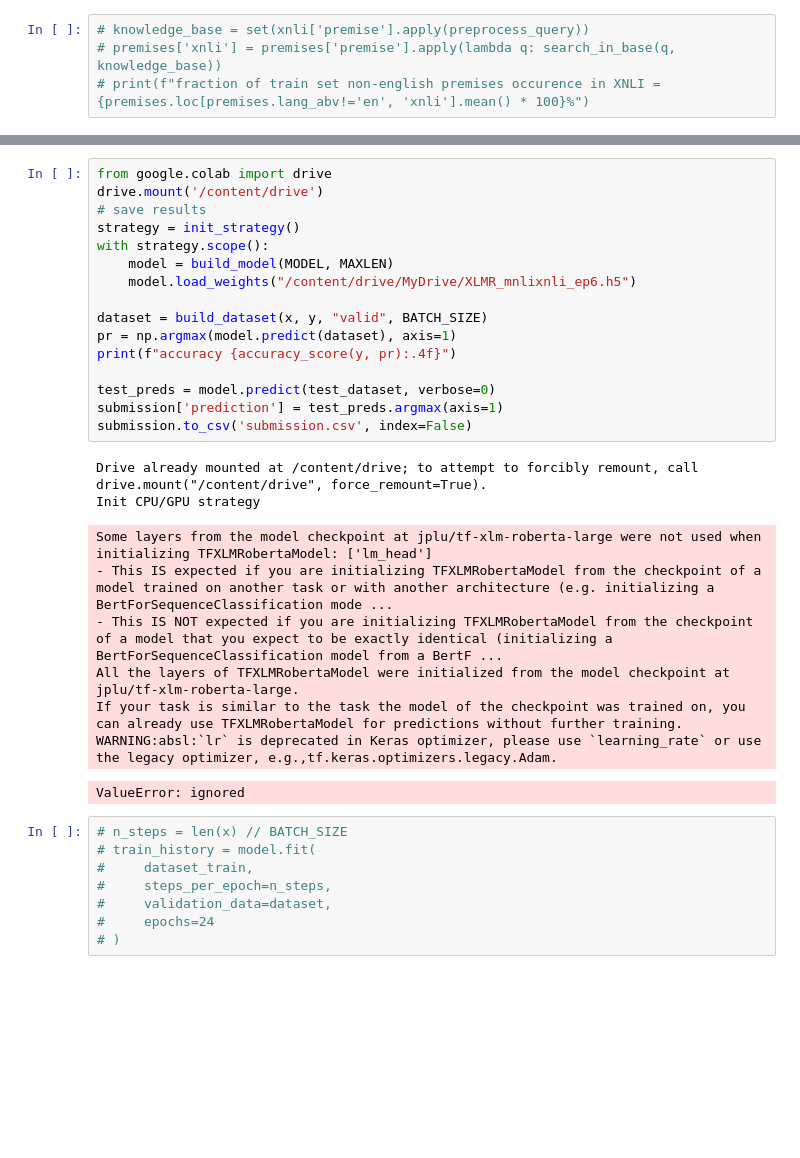
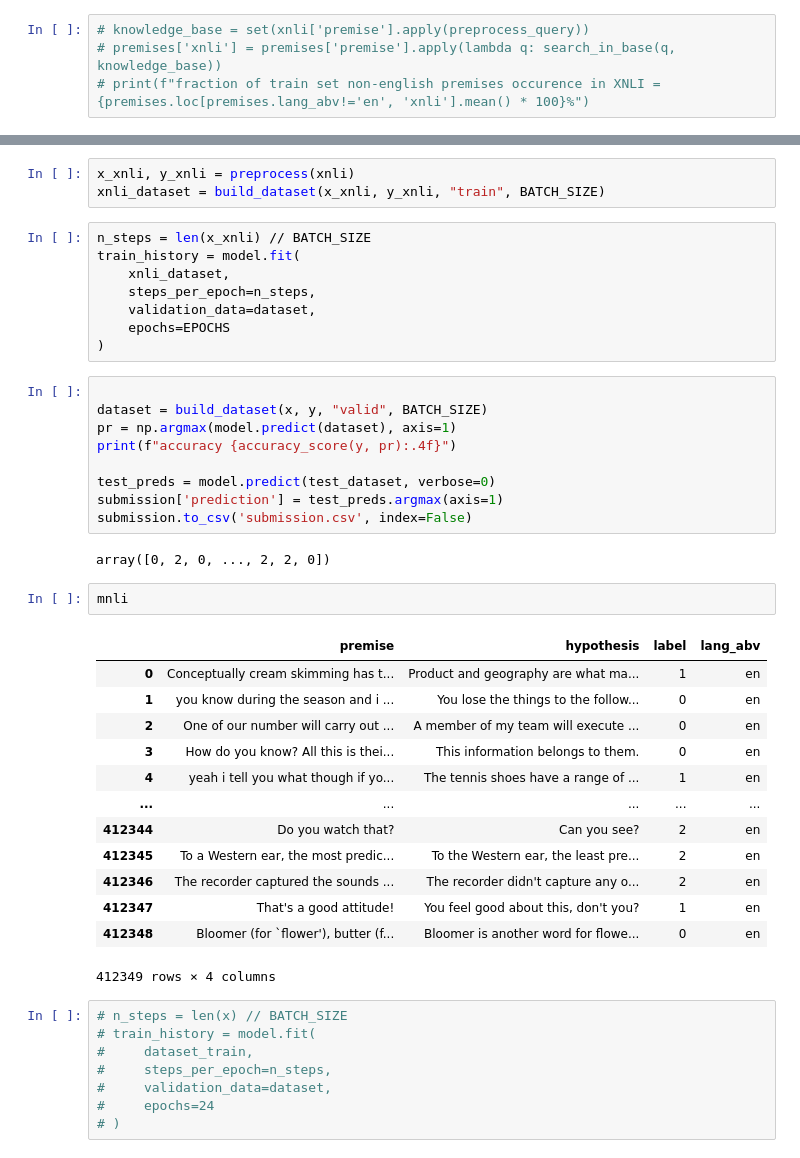
Before and after one commit to sdeutchman/watson, a Jupyter notebook: Watson_Elementary.ipynb, the cells around one changed output, grey strips where cells are left out. Drawn from its saved outputs; the diff is of its cells as text; blank space fills up the shorter version.

Commit message:
Colaboratory を使用して作成しました

```diff
--- a/Watson_Elementary.ipynb
+++ b/Watson_Elementary.ipynb
@@ -298,11 +332,15 @@ fraction of train set english premises occurence in MNLI = 100.0%
+# %%
+x_xnli, y_xnli = preprocess(xnli)
+xnli_dataset = build_dataset(x_xnli, y_xnli, "train", BATCH_SIZE)
+# %%
+n_steps = len(x_xnli) // BATCH_SIZE
+train_history = model.fit(
+    xnli_dataset,
+    steps_per_epoch=n_steps,
+    validation_data=dataset,
+    epochs=EPOCHS
+)
 # %%
-from google.colab import drive
-drive.mount('/content/drive')
-# save results
-strategy = init_strategy()
-with strategy.scope():
-    model = build_model(MODEL, MAXLEN)
-    model.load_weights("/content/drive/MyDrive/XLMR_mnlixnli_ep6.h5")
 
 dataset = build_dataset(x, y, "valid", BATCH_SIZE)
 pr = np.argmax(model.predict(dataset), axis=1)
@@ -312,15 +350,23 @@ test_preds = model.predict(test_dataset, verbose=0)
 submission['prediction'] = test_preds.argmax(axis=1)
 submission.to_csv('submission.csv', index=False)
 # %% [output]
-Drive already mounted at /content/drive; to attempt to forcibly remount, call drive.mount("/content/drive", force_remount=True).
-Init CPU/GPU strategy
+array([0, 2, 0, ..., 2, 2, 0])
-Some layers from the model checkpoint at jplu/tf-xlm-roberta-large were not used when initializing TFXLMRobertaModel: ['lm_head']
-- This IS expected if you are initializing TFXLMRobertaModel from the checkpoint of a model trained on another task or with another architecture (e.g. initializing a BertForSequenceClassification mode ...
-- This IS NOT expected if you are initializing TFXLMRobertaModel from the checkpoint of a model that you expect to be exactly identical (initializing a BertForSequenceClassification model from a BertF ...
-All the layers of TFXLMRobertaModel were initialized from the model checkpoint at jplu/tf-xlm-roberta-large.
-If your task is similar to the task the model of the checkpoint was trained on, you can already use TFXLMRobertaModel for predictions without further training.
-WARNING:absl:`lr` is deprecated in Keras optimizer, please use `learning_rate` or use the legacy optimizer, e.g.,tf.keras.optimizers.legacy.Adam.
-ValueError: ignored
+# %%
+mnli
+# %% [output]
+|  | premise | hypothesis | label | lang_abv |
+| 0 | Conceptually cream skimming has t... | Product and geography are what ma... | 1 | en |
+| 1 | you know during the season and i ... | You lose the things to the follow... | 0 | en |
+| 2 | One of our number will carry out ... | A member of my team will execute ... | 0 | en |
+| 3 | How do you know? All this is thei... | This information belongs to them. | 0 | en |
+| 4 | yeah i tell you what though if yo... | The tennis shoes have a range of ... | 1 | en |
+| ... | ... | ... | ... | ... |
+| 412344 | Do you watch that? | Can you see? | 2 | en |
+| 412345 | To a Western ear, the most predic... | To the Western ear, the least pre... | 2 | en |
+| 412346 | The recorder captured the sounds ... | The recorder didn't capture any o... | 2 | en |
+| 412347 | That's a good attitude! | You feel good about this, don't you? | 1 | en |
+| 412348 | Bloomer (for `flower'), butter (f... | Bloomer is another word for flowe... | 0 | en |
+412349 rows × 4 columns
 # %%
 # n_steps = len(x) // BATCH_SIZE
 # train_history = model.fit(
```
Also changed, not shown: parts of 9 cells of this notebook.
